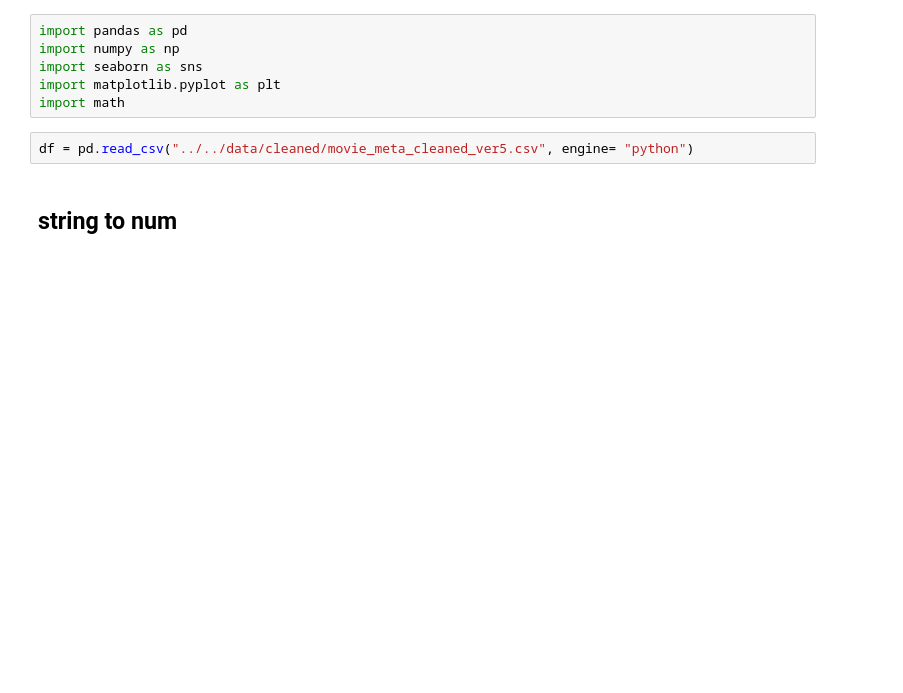
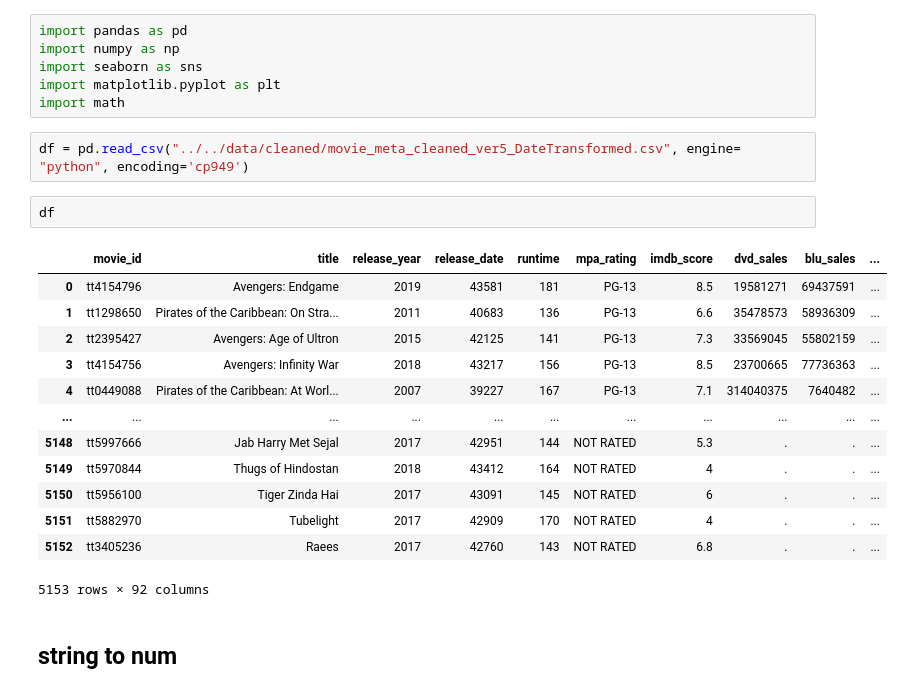
Before and after one commit to POSCO-AI-BIG-9th-A/POSCO-Academy-A3_, a Jupyter notebook: proj_bigdata/code/Hanbin/preprocess_outlier.ipynb, the cells around one changed output. Drawn from its saved outputs; the diff is of its cells as text; blank space fills up the shorter version.

```diff
--- a/proj_bigdata/code/Hanbin/preprocess_outlier.ipynb
+++ b/proj_bigdata/code/Hanbin/preprocess_outlier.ipynb
@@ -5,7 +5,23 @@ import seaborn as sns
 import matplotlib.pyplot as plt
 import math
 # %%
-df = pd.read_csv("../../data/cleaned/movie_meta_cleaned_ver5.csv", engine= "python")
+df = pd.read_csv("../../data/cleaned/movie_meta_cleaned_ver5_DateTransformed.csv", engine= "python", encoding='cp949')
+# %%
+df
+# %% [output]
+|  | movie_id | title | release_year | release_date | runtime | mpa_rating | imdb_score | dvd_sales | blu_sales | ... |
+| 0 | tt4154796 | Avengers: Endgame | 2019 | 43581 | 181 | PG-13 | 8.5 | 19581271 | 69437591 | ... |
+| 1 | tt1298650 | Pirates of the Caribbean: On Stra... | 2011 | 40683 | 136 | PG-13 | 6.6 | 35478573 | 58936309 | ... |
+| 2 | tt2395427 | Avengers: Age of Ultron | 2015 | 42125 | 141 | PG-13 | 7.3 | 33569045 | 55802159 | ... |
+| 3 | tt4154756 | Avengers: Infinity War | 2018 | 43217 | 156 | PG-13 | 8.5 | 23700665 | 77736363 | ... |
+| 4 | tt0449088 | Pirates of the Caribbean: At Worl... | 2007 | 39227 | 167 | PG-13 | 7.1 | 314040375 | 7640482 | ... |
+| ... | ... | ... | ... | ... | ... | ... | ... | ... | ... | ... |
+| 5148 | tt5997666 | Jab Harry Met Sejal | 2017 | 42951 | 144 | NOT RATED | 5.3 | . | . | ... |
+| 5149 | tt5970844 | Thugs of Hindostan | 2018 | 43412 | 164 | NOT RATED | 4 | . | . | ... |
+| 5150 | tt5956100 | Tiger Zinda Hai | 2017 | 43091 | 145 | NOT RATED | 6 | . | . | ... |
+| 5151 | tt5882970 | Tubelight | 2017 | 42909 | 170 | NOT RATED | 4 | . | . | ... |
+| 5152 | tt3405236 | Raees | 2017 | 42760 | 143 | NOT RATED | 6.8 | . | . | ... |
+5153 rows × 92 columns
 # %% [markdown]
 ## string to num
 # %%
```
Also changed, not shown: parts of 15 cells of this notebook, 3 other files.
